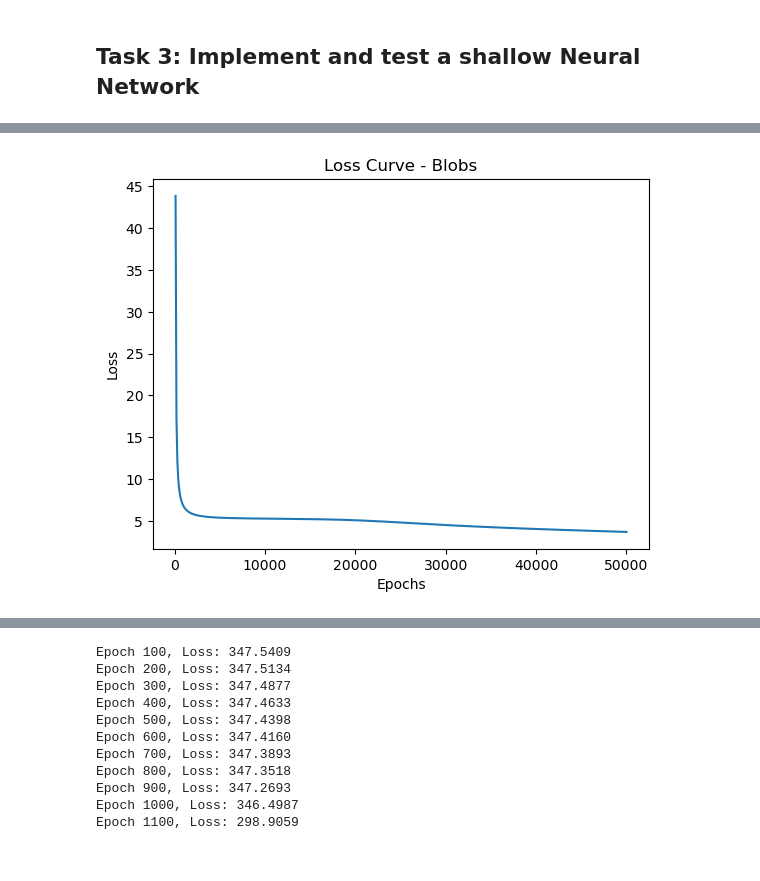
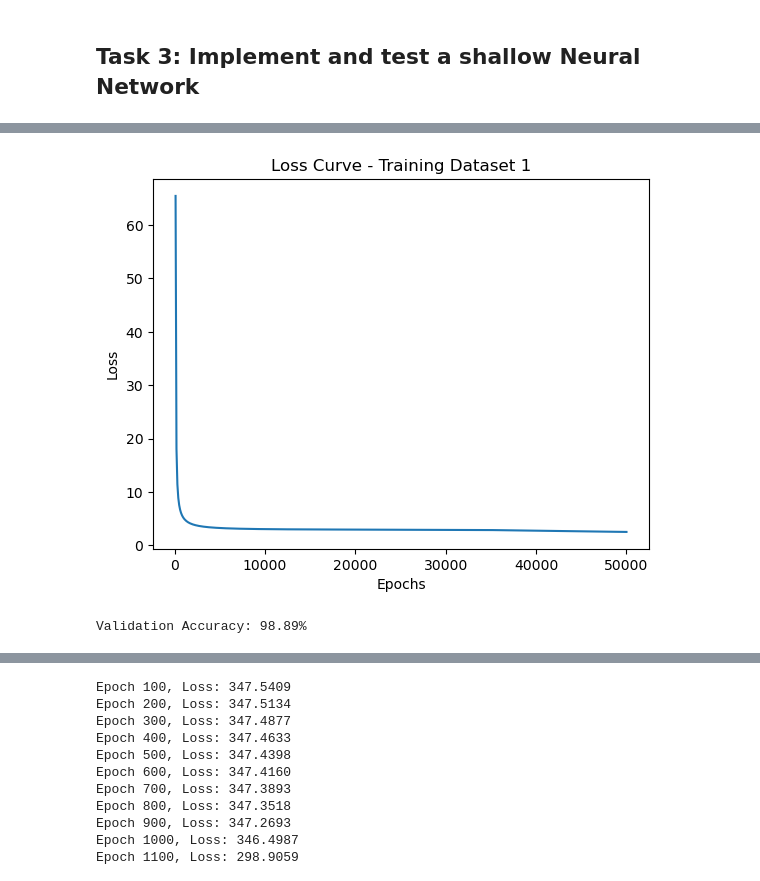
Before and after one commit to aakanksha1500/CT5133_DL_colab, a Jupyter notebook: DL_Assignment1_latest.ipynb, the cells around one changed output, grey strips where cells are left out. Cells and saved outputs as stored; diff of their text form; code cells hidden in the pictures.

Commit message:
Tested and validated SNN on Dataset 1, plotted the loss curve for the same and started task 4

```diff
--- a/DL_Assignment1_latest.ipynb
+++ b/DL_Assignment1_latest.ipynb
@@ -190,7 +190,7 @@ def split_data(X, y, random_state = 42):
 # %%
 # Loading Dataset 1
 # Use pandas to read the CSV file as a dataframe
-df1 = pd.read_csv(r"C:\Users\anush\Downloads\blobs600 (1).csv")
+df1 = pd.read_csv(r"/Users/aakankshadeshpande/Documents/Assignments_Sem2/blobs600.csv")
 
 # The y values are those labelled 'Class': extract their values
 y1 = df1['Class'].values
@@ -455,3 +433,25 @@ def train_network(X, Y, n_hidden=2, learning_rate=0.1, epochs=1000):
+# %%
+def train_network(X, Y, n_hidden=2, learning_rate=0.1, epochs=1000):
+    n_inputs = X.shape[0]                                                 #initialise parameters
+    params = initialize_network(n_inputs, n_hidden)
+    m = X.shape[1]
+    losses = []
+
+    for epoch in range(epochs):
+        epoch_loss = 0
+        for i in range(m):                                                #iterating thrrough each training example
+            x = X[:, i:i+1]
+            y = Y[:, i:i+1]
+            a2, cache = forward(x, params)                                      #forward pass
+            params = backward(y, params, cache, learning_rate)                  #backward pass
+            epoch_loss += float(- (y * np.log(a2) + (1 - y) * np.log(1 - a2)))  #computing loss
+
+        if (epoch+1) % 100 == 0:                                          # monitoring loss at epoch level
+            loss_avg = np.mean(epoch_loss)
+            losses.append(loss_avg)
+            print(f"Epoch {epoch+1}, Loss: {loss_avg:.4f}")
+
+    return params, losses
 # %%
 def predict(X, params):
     m = X.shape[1]
@@ -464,12 +464,10 @@ def predict(X, params):
 # %%
 
 
-X_blobs = df1[['X1','X2','X3']].values.T  # shape: (n_features, n_samples)
+X_blobs_train = X_train1.T  # shape: (n_features, n_samples)
 # # Labels: Class
-Y_blobs = y1.reshape(1,-1)
+Y_blobs_train = Y_train1.reshape(1,-1)
 # %%
-params_blobs, losses_blobs = train_network(X_blobs, Y_blobs, n_hidden=3, learning_rate=0.001, epochs=50000)
-pred_blobs = predict(X_blobs, params_blobs)
-print("Predictions:", pred_blobs)
-print("Actual     :", Y_blobs)
+params_blobs_train, losses_blobs_train = train_network(X_blobs_train, Y_blobs_train, n_hidden=3, learning_rate=0.001, epochs=50000)
+print(params_blobs_train, losses_blobs_train)
 # %% [output]
@@ -493,9 +491,9 @@ Epoch 1200, Loss: 6.4188
 # %%
 
-plt.plot(np.arange(100, 50001, 100), losses_blobs)
-plt.title("Loss Curve - Blobs")
+plt.plot(np.arange(100, 50001, 100), losses_blobs_train)
+plt.title("Loss Curve - Training Dataset 1")
 plt.xlabel("Epochs")
 plt.ylabel("Loss")
 plt.show()
 # %% [output]
-[figure, old version]
+[figure, new version]
@@ -501,0 +505,6 @@ plt.show()
+# %%
+y_test_pred1 = predict(X_blobs_test, params_blobs_train)
+SNN_test_accuracy1 = np.mean(y_test_pred1 == Y_blobs_test) * 100
+print(f"Validation Accuracy: {SNN_test_accuracy1:.2f}%")
+# %% [output]
+Validation Accuracy: 98.89%
```
Also changed, not shown: parts of 20 cells of this notebook.
